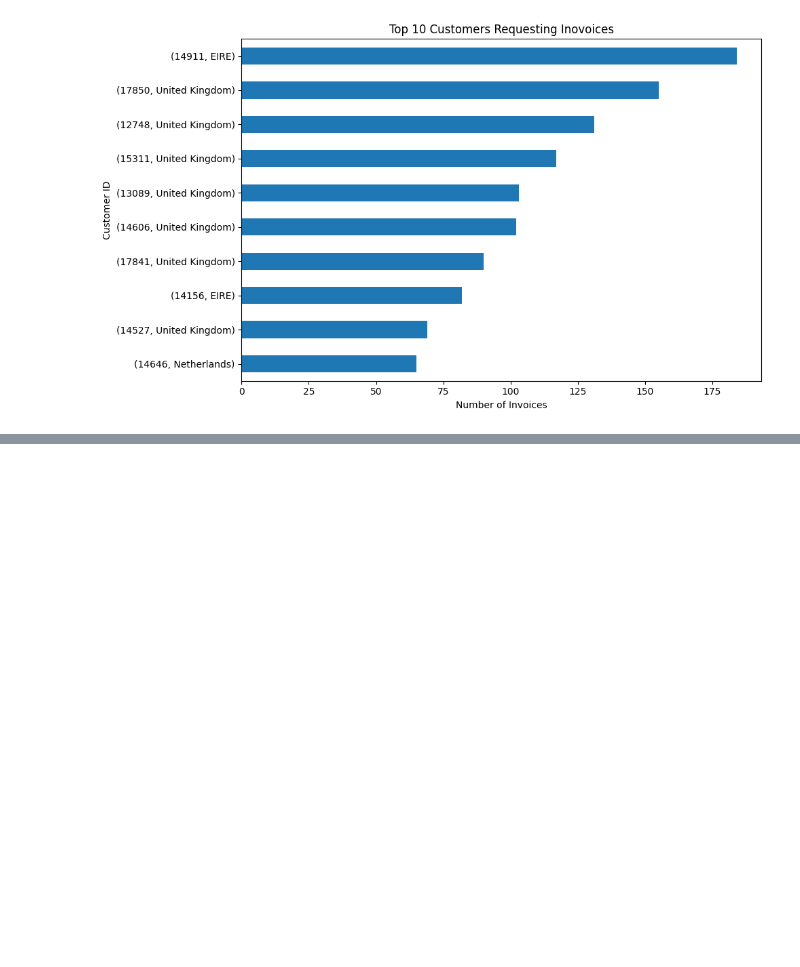
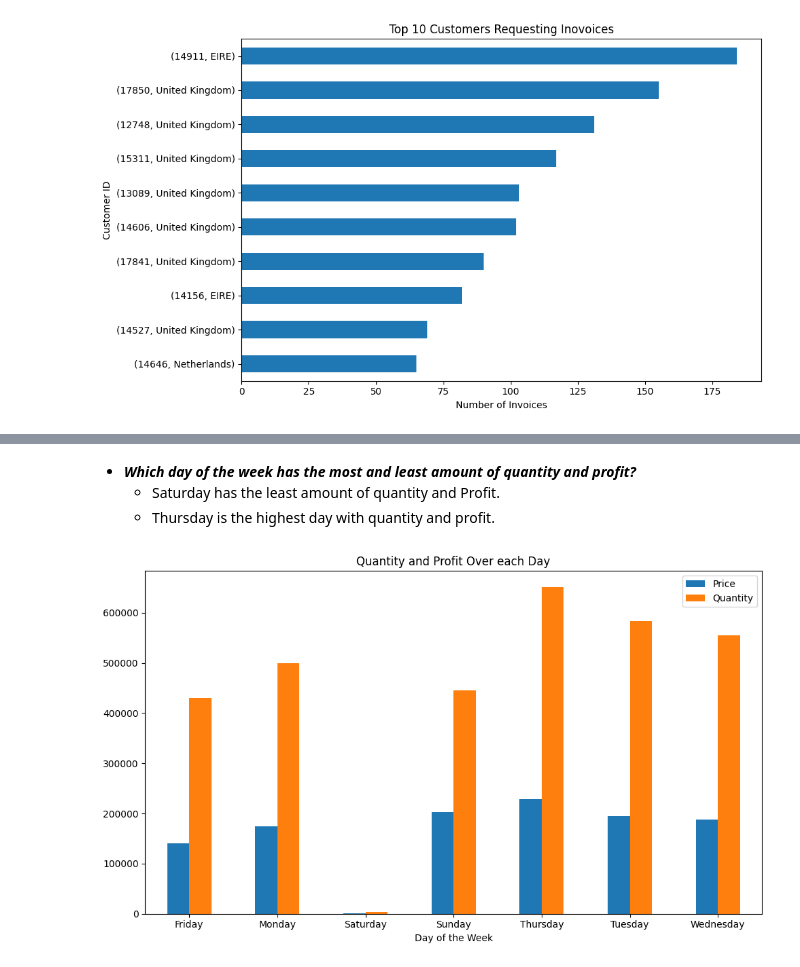
Before and after one commit to alaalmy-ahmed/Online-Retail-II, a Jupyter notebook: EDA.ipynb, the cells around one changed output, grey strips where cells are left out. Cells and saved outputs as stored; diff of their text form; code cells hidden in the pictures; blank space fills up the shorter version.

```diff
--- a/EDA.ipynb
+++ b/EDA.ipynb
@@ -271,0 +343,23 @@ plt.show()
+# %% [markdown]
+- ***Which day of the week has the most and least amount of quantity and profit?***
+    - Saturday has the least amount of quantity and Profit.
+    - Thursday is the highest day with quantity and profit.
+# %%
+days = df['InvoiceDate'].dt.day_name()
+
+data_plot = df.groupby(days)[["Price", "Quantity"]].sum()
+
+# Plotting the top 10 customers
+fig, ax = plt.subplots(figsize=(10, 6))
+data_plot.plot(kind='bar', ax=ax)
+
+ax.set_xlabel("Day of the Week")
+ax.set_ylabel("")
+ax.set_title("Quantity and Profit Over each Day")
+plt.xticks(rotation=0)
+plt.tight_layout()
+
+plt.savefig("figs/Which days of the week were the most popular for this store.png", format="png")
+plt.show()
+# %% [output]
+[figure, added]
```
Also changed, not shown: parts of 12 cells of this notebook, 7 other files.
